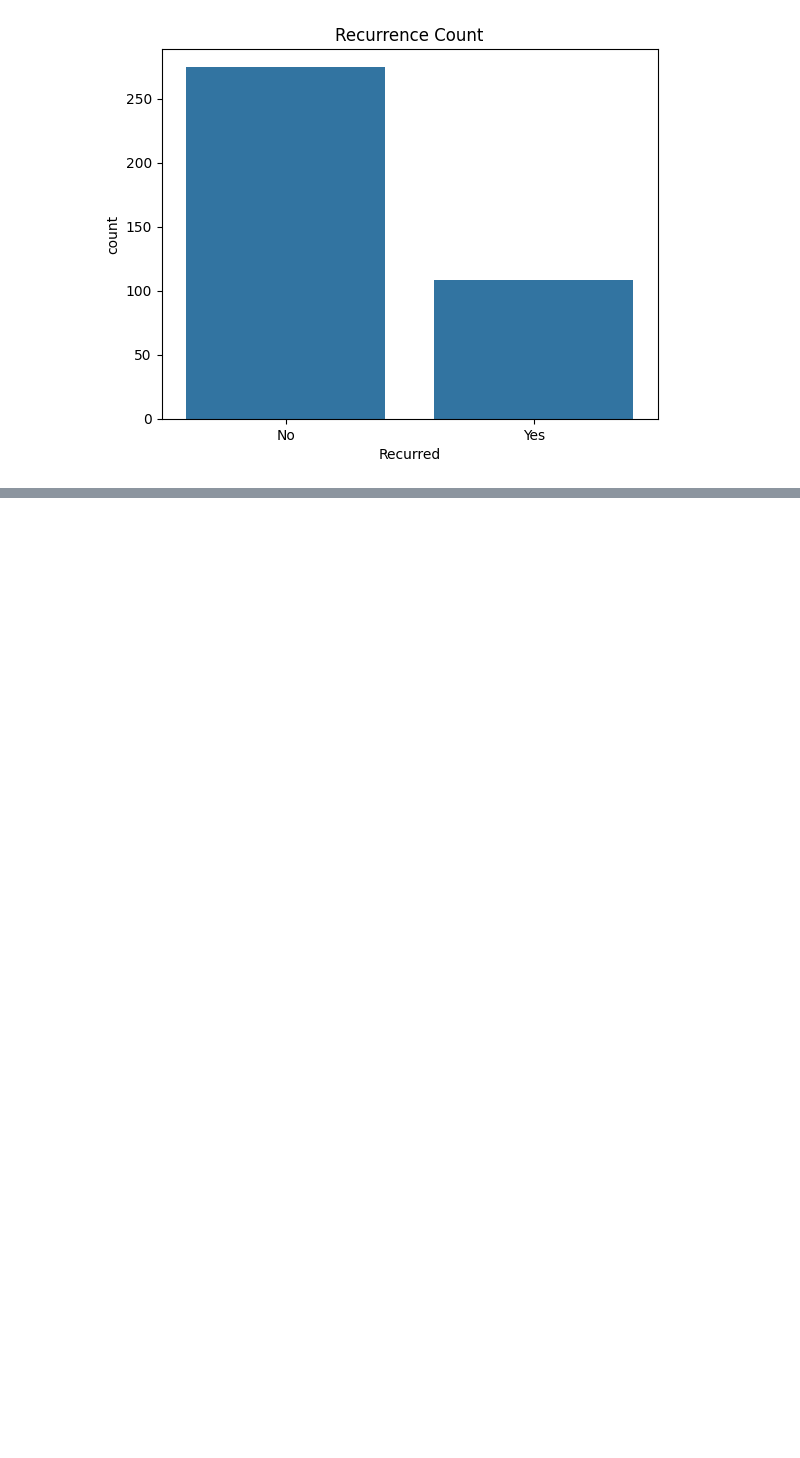
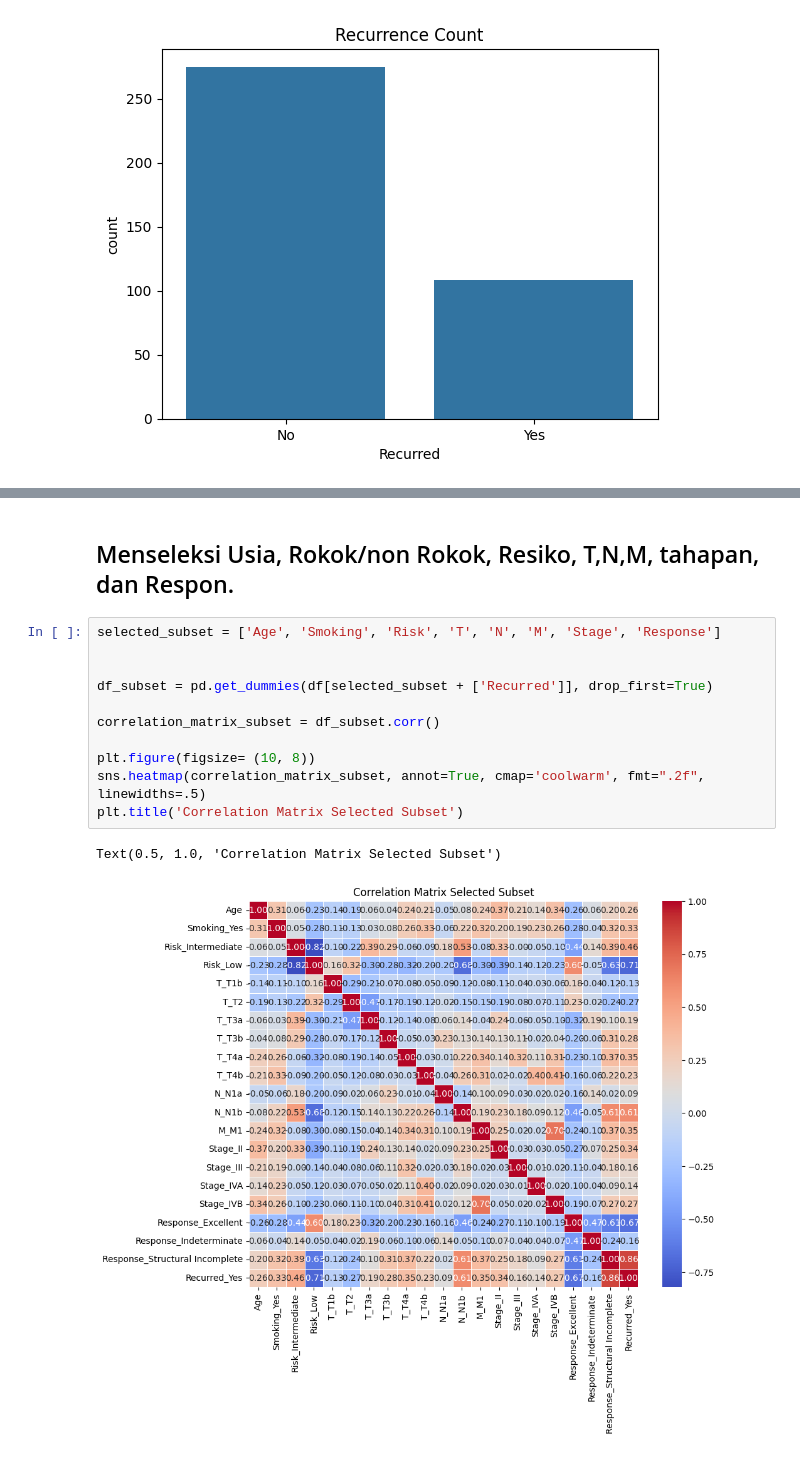
Before and after one commit to raakanaka/Learn-Machine-Learning, a Jupyter notebook: Throid_Cancer.ipynb, the cells around one changed output, grey strips where cells are left out. Cells and saved outputs as stored; diff of their text form; blank space fills up the shorter version.

```diff
--- a/Throid_Cancer.ipynb
+++ b/Throid_Cancer.ipynb
@@ -81,0 +94,16 @@ plt.show()
+# %% [markdown]
+## Menseleksi Usia, Rokok/non Rokok, Resiko, T,N,M, tahapan, dan Respon.
+# %%
+selected_subset = ['Age', 'Smoking', 'Risk', 'T', 'N', 'M', 'Stage', 'Response']
+
+
+df_subset = pd.get_dummies(df[selected_subset + ['Recurred']], drop_first=True)
+
+correlation_matrix_subset = df_subset.corr()
+
+plt.figure(figsize= (10, 8))
+sns.heatmap(correlation_matrix_subset, annot=True, cmap='coolwarm', fmt=".2f", linewidths=.5)
+plt.title('Correlation Matrix Selected Subset')
+# %% [output]
+Text(0.5, 1.0, 'Correlation Matrix Selected Subset')
+[figure, added]
```
Also changed, not shown: parts of 2 cells of this notebook.
